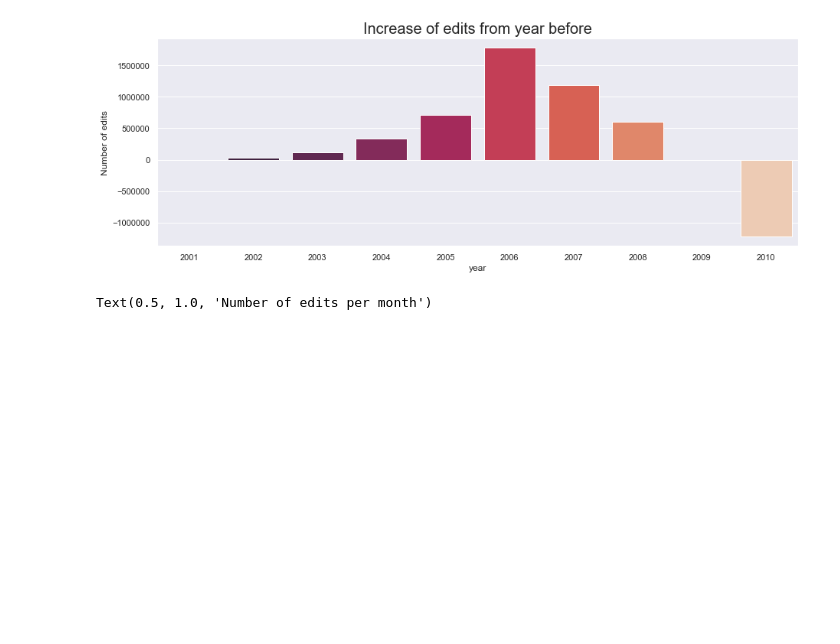
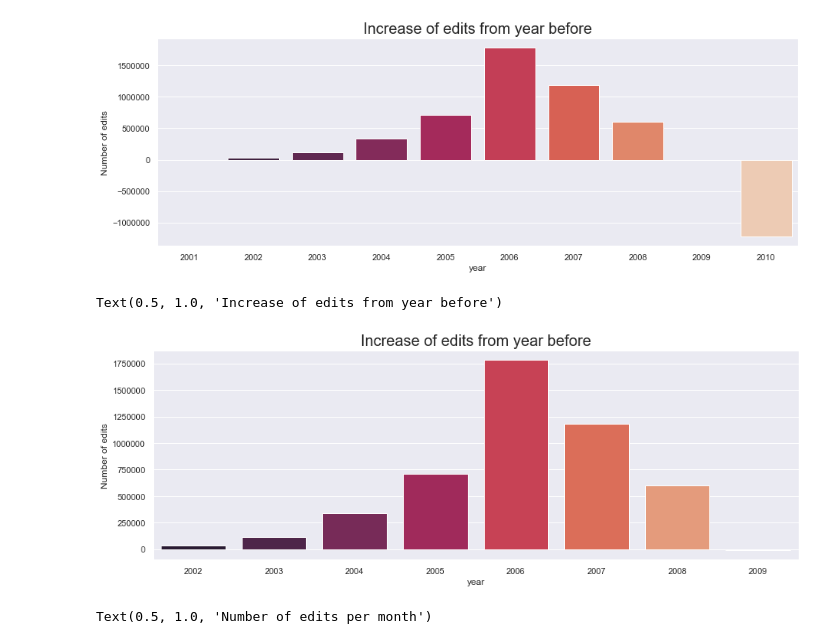
Before and after one commit to leportella/wiki-analysis, a Jupyter notebook: notebooks/insights/01-Insights-Edits.ipynb, the cells around one changed output. Drawn from its saved outputs; the diff is of its cells as text; code cells hidden in the pictures; blank space fills up the shorter version.

Commit message:
finilizing insights of edits

```diff
--- a/notebooks/insights/01-Insights-Edits.ipynb
+++ b/notebooks/insights/01-Insights-Edits.ipynb
@@ -111,6 +111,15 @@ plt.title('Increase of edits from year before', fontsize=20)
 # %% [output]
 Text(0.5, 1.0, 'Increase of edits from year before')
 [figure]
+# %%
+plt.figure(figsize=(15,5))
+
+sns.barplot(x=df_year.year[1:-1], y=df_year.increase[1:-1], palette="rocket")
+plt.ylabel('Number of edits')
+plt.title('Increase of edits from year before', fontsize=20)
+# %% [output]
+Text(0.5, 1.0, 'Increase of edits from year before')
+[figure, added]
 # %%
 plt.figure(figsize=(15,5))
 
```
Also changed, not shown: parts of 16 cells of this notebook, 1 other file.
